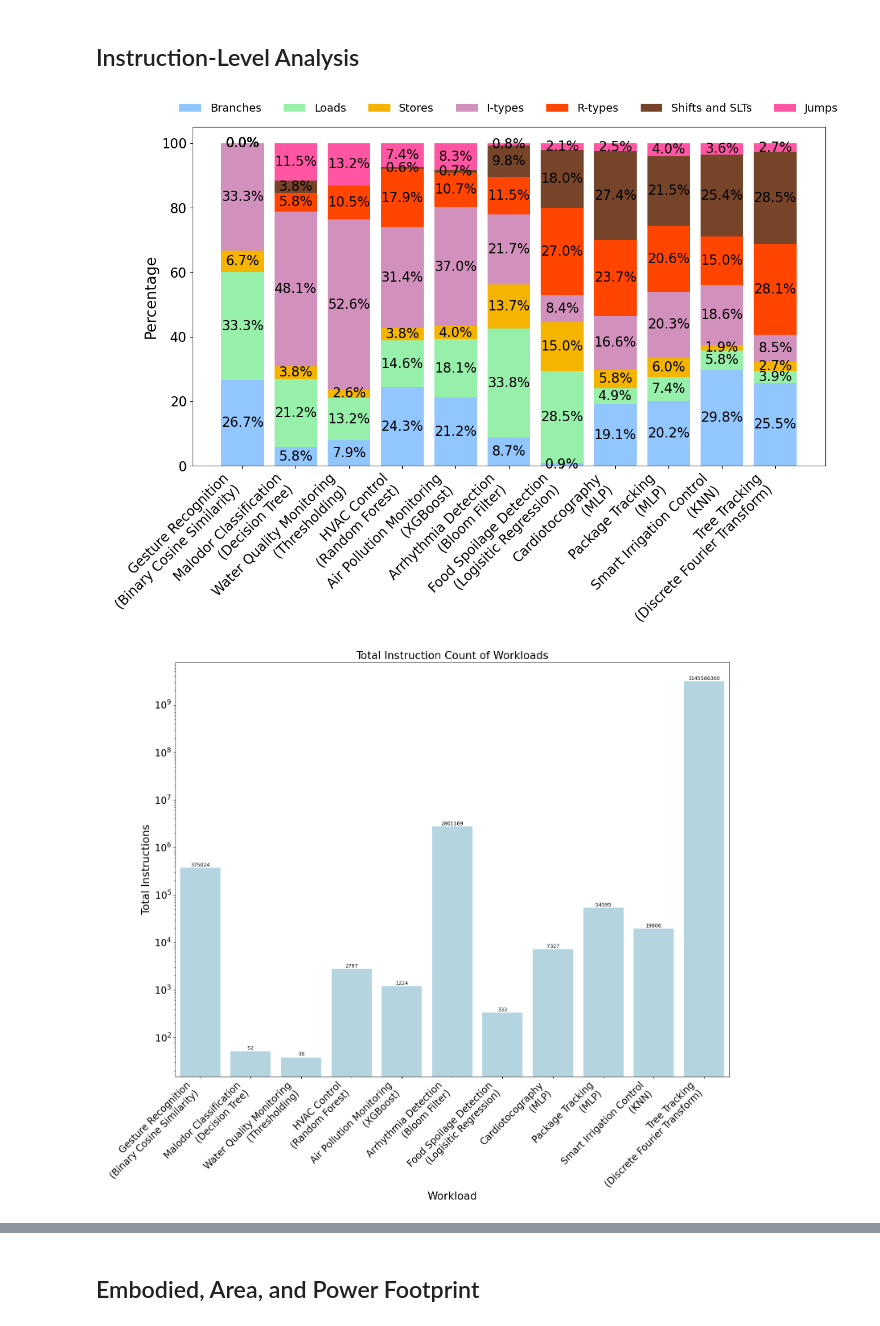
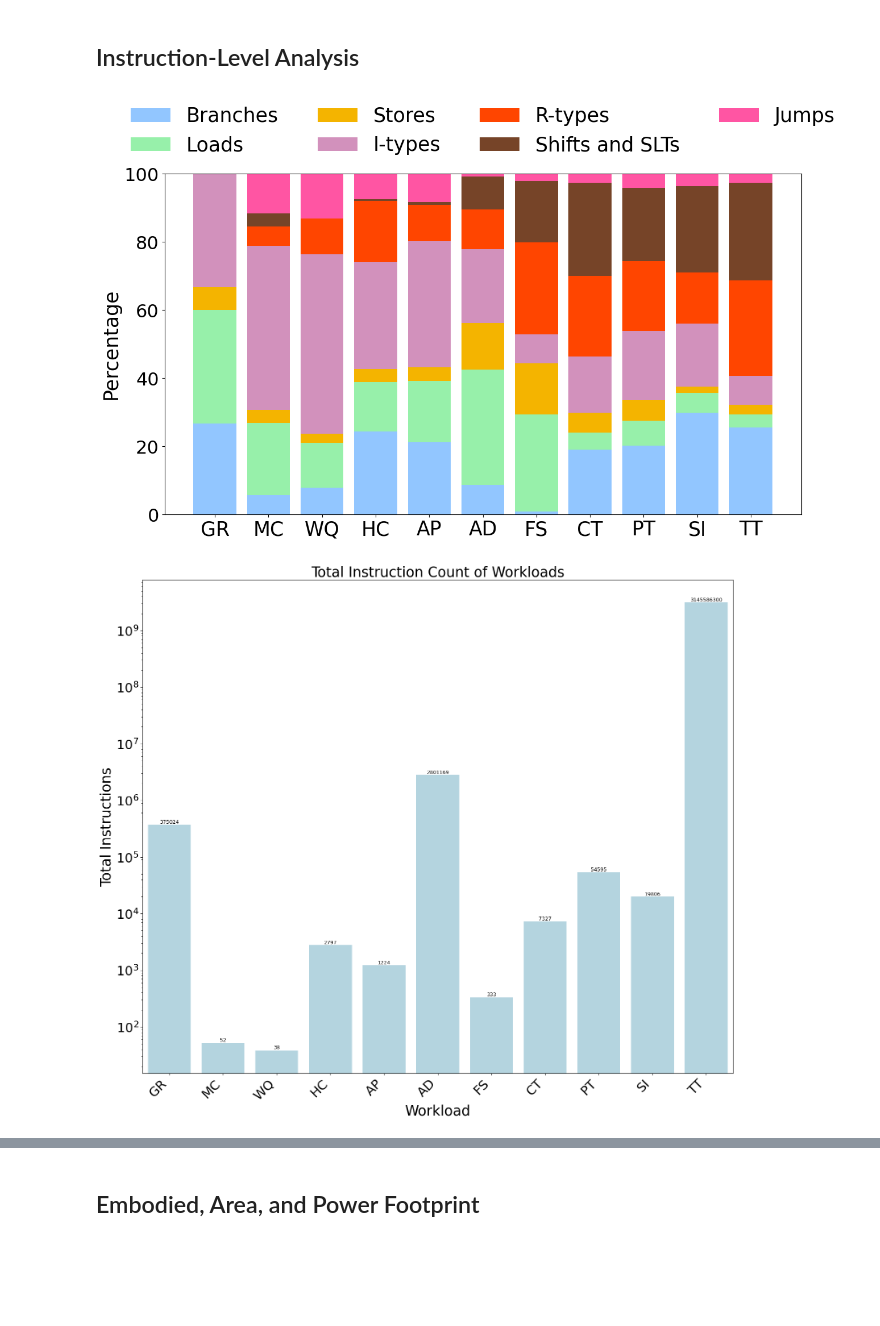
Before and after one commit to ShvetankPrakash/FlexiFlow, a Jupyter notebook: model/FlexiBenchAnalysis.ipynb, the cells around one changed output, grey strips where cells are left out. Cells and saved outputs as stored; diff of their text form; code cells hidden in the pictures; blank space fills up the shorter version.

Commit message:
Modeling updates - figures with bigger text and added at scale study

```diff
--- a/model/FlexiBenchAnalysis.ipynb
+++ b/model/FlexiBenchAnalysis.ipynb
@@ -71,6 +71,21 @@ CYCLES_PER_INSTRUCTION_BY_CORE = {
         'Jumps': 32+3
     }
 }
+
+# Short-hand names for workloads for plotting/labels
+SHORT_HAND_NAMES = {
+    "Gesture Recognition": "GR",
+    "Malodor Classification": "MC",
+    "Water Quality Monitoring": "WQ",
+    "HVAC Control": "HC",
+    "Air Pollution Monitoring": "AP",
+    "Arrhythmia Detection": "AD",
+    "Food Spoilage Detection": "FS",
+    "Cardiotocography": "CT",
+    "Package Tracking": "PT",
+    "Smart Irrigation Control": "SI",
+    "Tree Tracking": "TT"
+}
 # %%
 
 # Read the instruction counts CSV
@@ -78,7 +93,7 @@ csv_path = "instr-counts.csv"
 df = pd.read_csv(csv_path)
 # %%
 # Set common figure text sizing for consistency
-TEXT_SIZE = 19
+TEXT_SIZE = 25
 plt.rcParams.update({
     "axes.titlesize": TEXT_SIZE,
     "axes.labelsize": TEXT_SIZE,
@@ -103,7 +118,8 @@ for idx, row in df.iterrows():
     workload = row['Workload']
     kernel = row['Kernel']
     # Combine for uniqueness if needed
-    workload_label = f"{workload}\n({kernel})"
+    # workload_label = f"{workload}\n({kernel})"
+    workload_label = SHORT_HAND_NAMES[workload]
     workload_names.append(workload_label)
     total_instructions = row['Total Number of Instructions']
     total_instructions_data[workload_label] = total_instructions
@@ -141,52 +157,54 @@ def plot_instruction_mix(instruction_data, total_instructions_data):
     bottom = None
     for i, category in enumerate(CATEGORIES):
         values = df_pivot[category].values
         if i == 0:
             bars = ax.bar(df_pivot.index, values, label=category, color=palette[category])
             bottom = values
         else:
             bars = ax.bar(df_pivot.index, values, label=category, color=palette[category], bottom=df_pivot[CATEGORIES[:i]].sum(axis=1).values)
-        # Annotate
-        for bar, value in zip(bars, values):
-            if value > 0:
-                height = bar.get_height()
-                ax.text(
-                    bar.get_x() + bar.get_width() / 2,
-                    bar.get_y() + height / 2,
-                    f'{value:.1f}%',
-                    ha='center',
-                    va='center',
-                    fontsize=TEXT_SIZE-2,
-                )
+        # # Annotate
+        # for bar, value in zip(bars, values):
+        #     if value > 0:
+        #         height = bar.get_height()
+        #         ax.text(
+        #             bar.get_x() + bar.get_width() / 2,
+        #             bar.get_y() + height / 2,
+        #             f'{value:.1f}%',
+        #             ha='center',
+        #             va='center',
+        #             fontsize=TEXT_SIZE-2,
+        #         )
 
     # Ensure all four borders (spines) are visible
     for spine in ['top', 'right', 'left', 'bottom']:
         ax.spines[spine].set_visible(True)
 
-    ax.set_ylabel('Percentage')
+    ax.set_ylabel('Percentage', fontsize=TEXT_SIZE)
     ax.legend(
         loc='upper center',
-        bbox_to_anchor=(0.5, 1.1),
-        ncol=7,
+        bbox_to_anchor=(0.5, 1.25),
+        ncol=4,
         frameon=False,
-        fontsize=TEXT_SIZE-5
+        fontsize=TEXT_SIZE,
+        alignment='center'
     )
     ax.set_xticks(list(range(len(df_pivot.index))))
-    ax.set_xticklabels(df_pivot.index, rotation=45, ha='right')
-    plt.xticks(rotation=45, ha='right')
+    # ax.set_xticklabels(df_pivot.index, rotation=45, ha='right')
+    plt.xticks(rotation=0, ha='center',fontsize=TEXT_SIZE)
     plt.subplots_adjust(
         top=0.80,
         bottom=0.50,
         left=0.10,
         right=0.80
     )
+    plt.ylim(0, 100)
     plt.savefig("plots/instruction_mix.pdf", dpi=300, bbox_inches='tight')
     plt.show()
 
 # Call all plots
 plot_instruction_mix(instruction_data, total_instructions_data)
 # %% [output]
-[figure, old version]
+[figure, new version]
 # %%
 # 2. Plot total instructions (log scale)
 def plot_total_instructions(total_instructions_data):
@@ -227,7 +245,7 @@ def plot_total_instructions(total_instructions_data):
 
 plot_total_instructions(total_instructions_data)
 # %% [output]
-[figure, old version]
+[figure, new version]
 # %%
 
 # 3. Plot total cycles per instruction (stacked bar, log scale) using seaborn
```
Also changed, not shown: parts of 10 cells of this notebook, 5 other files.
